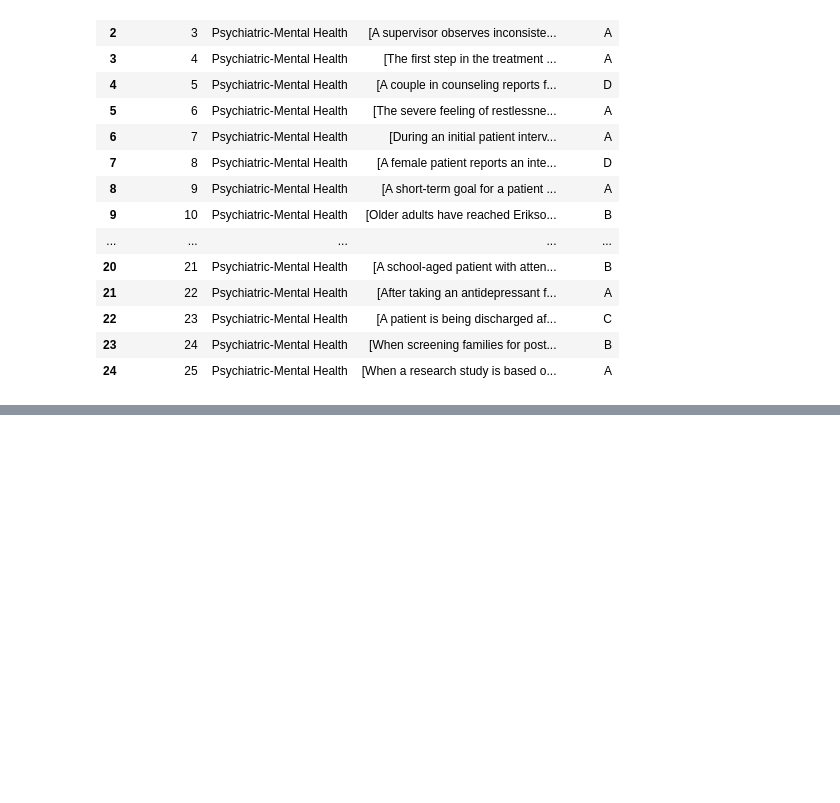
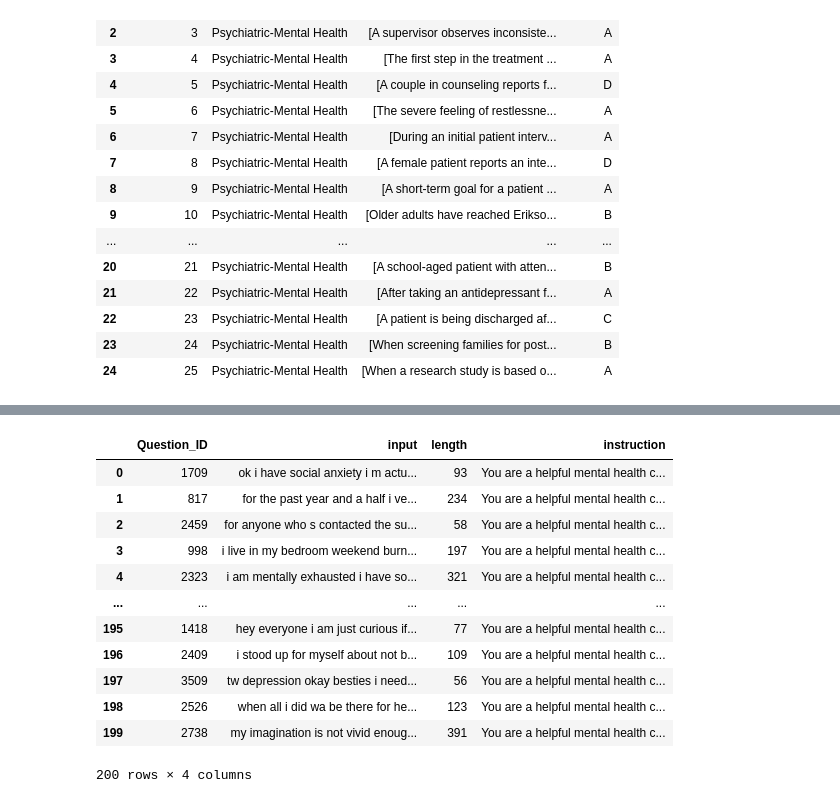
Before and after one commit to ChiaPatricia/MentalChat16K_Main, a Jupyter notebook: clean_JT_bench.ipynb, the cells around one changed output, grey strips where cells are left out. Saved outputs shown, nothing was run; the diff lists cells and outputs as text; code cells hidden in the pictures; blank space fills up the shorter version.

```diff
--- a/clean_JT_bench.ipynb
+++ b/clean_JT_bench.ipynb
@@ -53,3 +117,8 @@ for index, row in jt.iterrows():
                 "answer": row["answer"],
             }, fout)
             fout.write('\n')
+# %%
+evalq = pd.read_csv('/cbica/home/xjia/qlora/data/lab/EvalQ_Cleaned_New.csv')
+evalq['length'] = evalq["Questions"].apply(lambda x: len(x.strip().split()))
+evalq = evalq[evalq["length"] > 50]
+evalq
@@ -55,0 +139,4 @@ for index, row in jt.iterrows():
+# %%
+evalq_mini = evalq.sample(200, random_state=42)
+evalq_mini.reset_index(drop=True, inplace=True)
+evalq_mini
@@ -55,0 +168,18 @@ for index, row in jt.iterrows():
+# %%
+evalq_mini["instruction"] = "You are a helpful mental health counselling assistant, please answer the mental health questions based on the patient's description.\nThe assistant gives helpful, comprehensive, and appropriate answers to the user's questions."
+evalq_mini.rename(columns={'Questions': 'input'}, inplace=True)
+evalq_mini
+# %% [output]
+|  | Question_ID | input | length | instruction |
+| 0 | 1709 | ok i have social anxiety i m actu... | 93 | You are a helpful mental health c... |
+| 1 | 817 | for the past year and a half i ve... | 234 | You are a helpful mental health c... |
+| 2 | 2459 | for anyone who s contacted the su... | 58 | You are a helpful mental health c... |
+| 3 | 998 | i live in my bedroom weekend burn... | 197 | You are a helpful mental health c... |
+| 4 | 2323 | i am mentally exhausted i have so... | 321 | You are a helpful mental health c... |
+| ... | ... | ... | ... | ... |
+| 195 | 1418 | hey everyone i am just curious if... | 77 | You are a helpful mental health c... |
+| 196 | 2409 | i stood up for myself about not b... | 109 | You are a helpful mental health c... |
+| 197 | 3509 | tw depression okay besties i need... | 56 | You are a helpful mental health c... |
+| 198 | 2526 | when all i did wa be there for he... | 123 | You are a helpful mental health c... |
+| 199 | 2738 | my imagination is not vivid enoug... | 391 | You are a helpful mental health c... |
+200 rows × 4 columns
```
Also changed, not shown: parts of 11 cells of this notebook, 58 other files.
